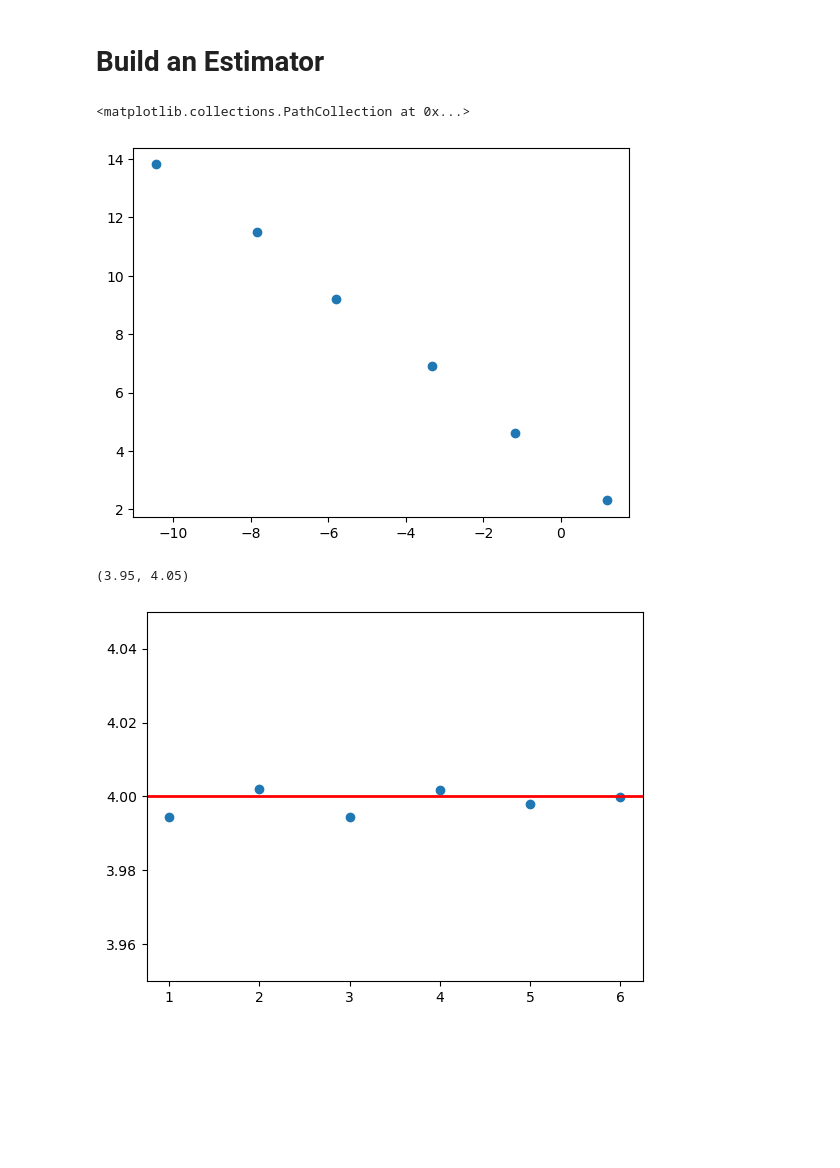
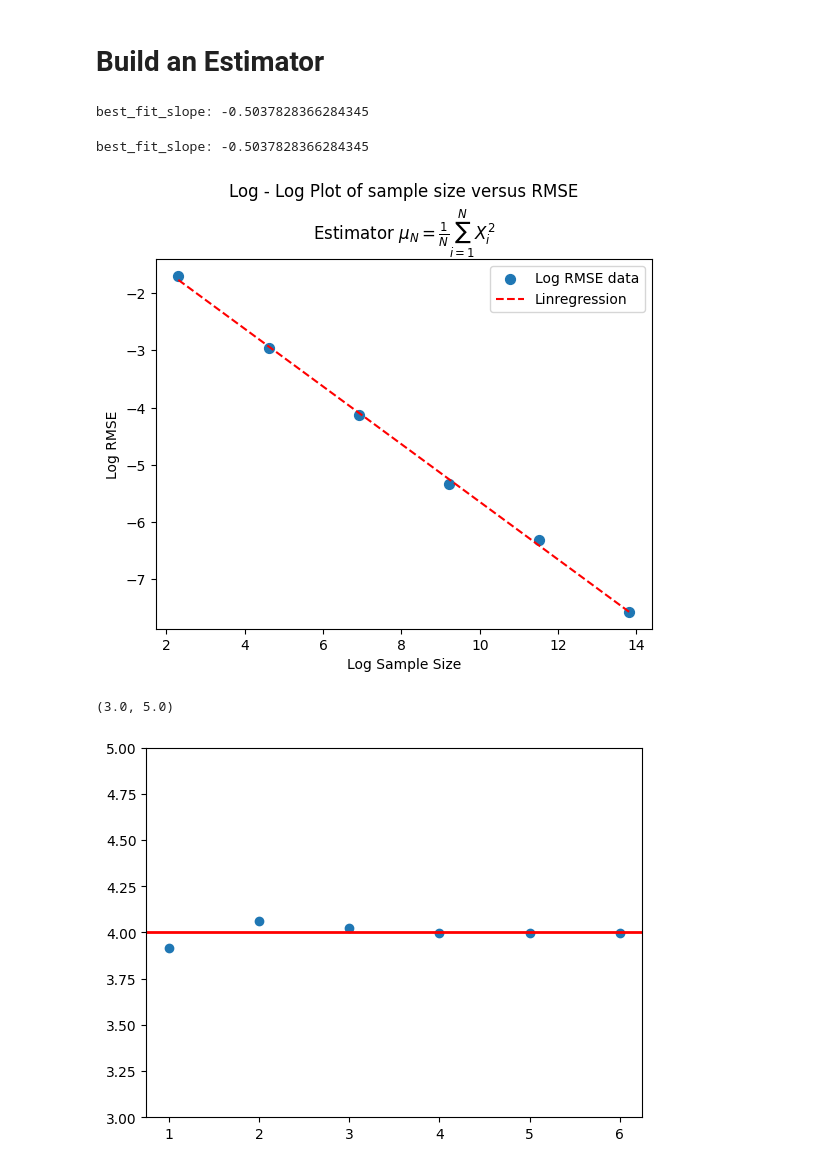
Before and after one commit to jlopez8/monte_carlo_lab, a Jupyter notebook: experiments/building_distributions.ipynb, the cells around one changed output. Saved outputs shown, nothing was run; the diff lists cells and outputs as text; code cells hidden in the pictures; blank space fills up the shorter version.

```diff
--- a/experiments/building_distributions.ipynb
+++ b/experiments/building_distributions.ipynb
@@ -62,7 +70,7 @@ plt.hist(rnd_array)
 
 # to build the estimator design it:
 # seeding
-# rng = np.random.default_rng(seed=42)
+rng = np.random.default_rng(seed=42)
 
 # Distribution Params.
 sigma = 2.0
@@ -107,19 +115,41 @@ for N in log_sample_size:
 
     # Compute stan dev of estimates.
     # This is a biased estimator of stan dev but for large sample size (repeat_draw_size), the difference is negligible.
-    estimator_sdev.append(sum([(x - estimator_mean[-1]) ** 2 for x in estimator]) / (repeat_draw_size - 1))
-    estimator_rmse.append(sum([(sigma ** 2 - y_hat) ** 2 for y_hat in estimator]) / repeat_draw_size)
+    estimator_sdev_ = np.sqrt(sum([(x - estimator_mean[-1]) ** 2 for x in estimator]) / (repeat_draw_size - 1))
+    estimator_rmse_ = np.sqrt(sum([(sigma ** 2 - y_hat) ** 2 for y_hat in estimator])) / repeat_draw_size
+    estimator_sdev.append(estimator_sdev_)
+    estimator_rmse.append(estimator_rmse_)
+# %%
+# Using estimated output data, estimate the fit.
+from numpy.polynomial import Polynomial
+
+x_data = np.log(log_sample_size)
+y_data = np.log(estimator_rmse)
+best_fit_line = Polynomial.fit(x_data, y_data, deg=1)
+
+y_intercept, best_fit_slope = best_fit_line.convert().coef
+print(f"best_fit_slope: {best_fit_slope}")
+# %% [output]
+best_fit_slope: -0.5037828366284345
 # %%
 # compare against theory
 
 # MC theory says:
 # Error proportional to 1/sqrt(N)
 
+print(f"best_fit_slope: {best_fit_slope}")
 
-plt.scatter(np.log(estimator_rmse), np.log(log_sample_size))
+
+plt.scatter(x_data, y_data, s=50, label="Log RMSE data");
+plt.plot(x_data, list(map(lambda x: best_fit_slope * x + y_intercept, x_data)), color="red", linestyle="--", label="Linregression");
+
+plt.title("Log - Log Plot of sample size versus RMSE" "\n" r"Estimator $\mu_N  = \frac{1}{N} \sum_{i=1}^N X_i^2$");
+plt.ylabel("Log RMSE");
+plt.xlabel("Log Sample Size");
+plt.legend();
 # %% [output]
-<matplotlib.collections.PathCollection at 0x...>
+best_fit_slope: -0.5037828366284345
-[figure, old version]
+[figure, new version]
 # %%
 
 # Plot to verify
@@ -127,7 +157,7 @@ x_space = [np.log10(x) for x in log_sample_size]
 plt.scatter(x_space, estimator_mean)
 plt.axhline(y=sigma ** 2, color="red", linestyle="-", linewidth=2)
 # plt.xlim(0, 5)
-plt.ylim(3.95, 4.05)
+plt.ylim(3, 5)
 # %% [output]
-(3.95, 4.05)
+(3.0, 5.0)
-[figure, old version]
+[figure, new version]
```
Also changed, not shown: parts of 7 cells of this notebook, 1 other file.
